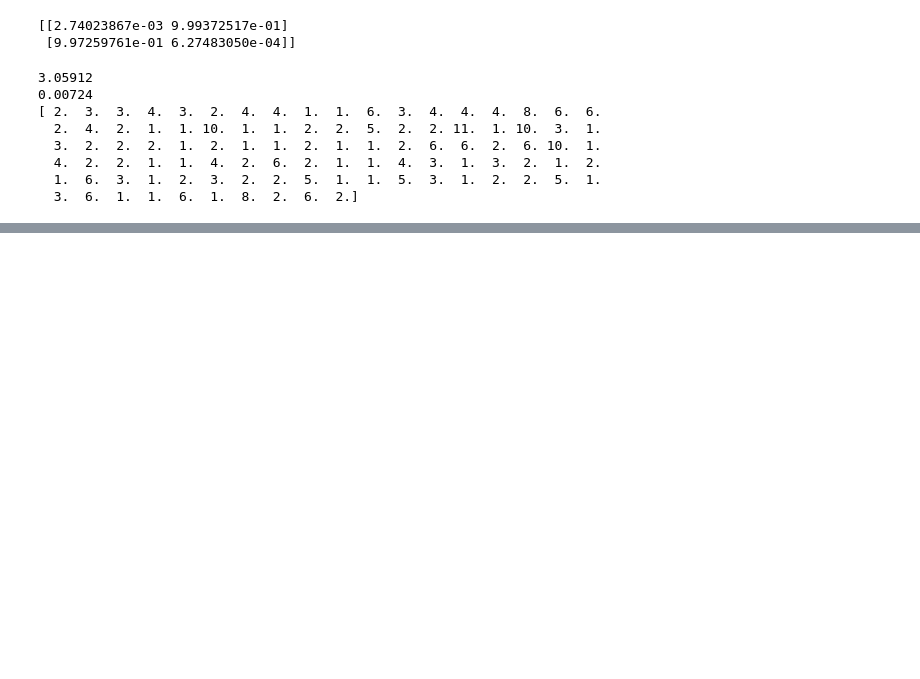
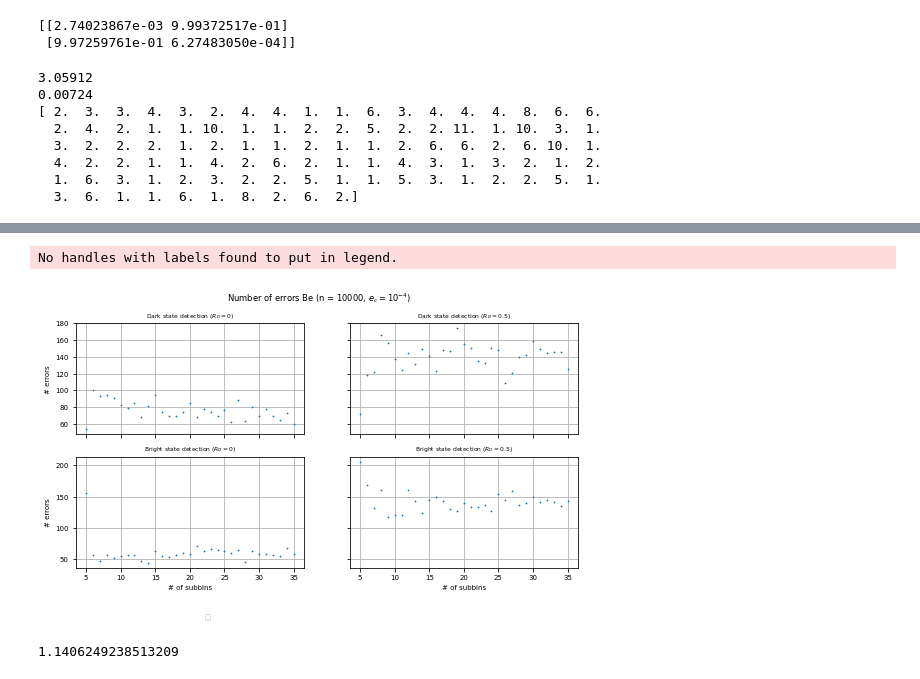
Before and after one commit to marti-m/ion-detect-mcmc, a Jupyter notebook: ion-detection-sim.ipynb, the cells around one changed output, grey strips where cells are left out. Drawn from its saved outputs; the diff is of its cells as text; code cells hidden in the pictures; blank space fills up the shorter version.

```diff
--- a/ion-detection-sim.ipynb
+++ b/ion-detection-sim.ipynb
@@ -1106,0 +1225,52 @@ print(stats['n_subbins_0'][:100])
+# %%
+# plotting fun errors
+
+fig, axs = plt.subplots(2, 2, sharex='all', sharey='row')
+plt.rc('font', size=7)
+plt.rc('axes', titlesize=6)
+fig.set_size_inches(9, 4.5)
+linewidth = 0.8
+size = 4
+fig.suptitle('Number of errors Be (n = 10000, $e_c = 10^{-4})$')
+# plot top left (dark detection R_D = 0)
+axs[0, 0].set_title('Dark state detection ($R_D = 0$)')
+axs[0, 0].scatter(idx, n_errors_dark_R_D_0, linewidths = linewidth, marker = '+', s=size)
+axs[0, 0].set_ylabel('# errors')
+axs[0, 0].set_xticks(np.arange(5, 36, 5))
+axs[0, 0].grid('row')
+axs[0, 0].set_axisbelow(True)
+
+
+
+# plot top right (dark detection R_D = 0.5)
+axs[0, 1].set_title('Dark state detection ($R_D = 0.5$)')
+axs[0, 1].scatter(idx, n_errors_dark_R_D_0_5, linewidths = linewidth, marker = '+', s=size)
+#axs[0, 2].set_yticks(np.arange(0, 3, 1))
+axs[0, 1].grid('row')
+axs[0, 1].set_axisbelow(True)
+
+# plot bottom left (dark detection R_D = 0.0)
+axs[1, 0].set_title('Bright state detection ($R_D = 0$)')
+axs[1, 0].scatter(idx, n_errors_bright_R_D_0, linewidths = linewidth, marker = '+', s=size)
+axs[1, 0].set_xlabel('# of subbins')
+axs[1, 0].set_ylabel('# errors')
+axs[1, 0].set_axisbelow(True)
+axs[1, 0].grid('row')
+axs[1, 0].legend(loc='lower left', ncol=3, columnspacing=12, bbox_to_anchor=(0.55, -0.5))
+
+# plot bottom right(dark detection R_D = 0.5)
+axs[1, 1].set_title('Bright state detection ($R_D = 0.5$)')
+axs[1, 1].scatter(idx, n_errors_bright_R_D_0_5, linewidths = linewidth, marker = '+', s=size)
+axs[1, 1].set_xlabel('# of subbins')
+#axs[1, 2].set_yticks(np.arange(0, 5, 1))
+axs[1, 1].set_axisbelow(True)
+axs[1, 1].grid('row')
+
+fig.savefig("errors_Be_msg_pass.pdf", bbox_inches='tight')
+# %% [output]
+No handles with labels found to put in legend.
+[figure, added]
+# %%
+np.power(100, 1.0 / 35)
+# %% [output]
+1.1406249238513209
```
Also changed, not shown: parts of 8 cells of this notebook, 2 other files.
